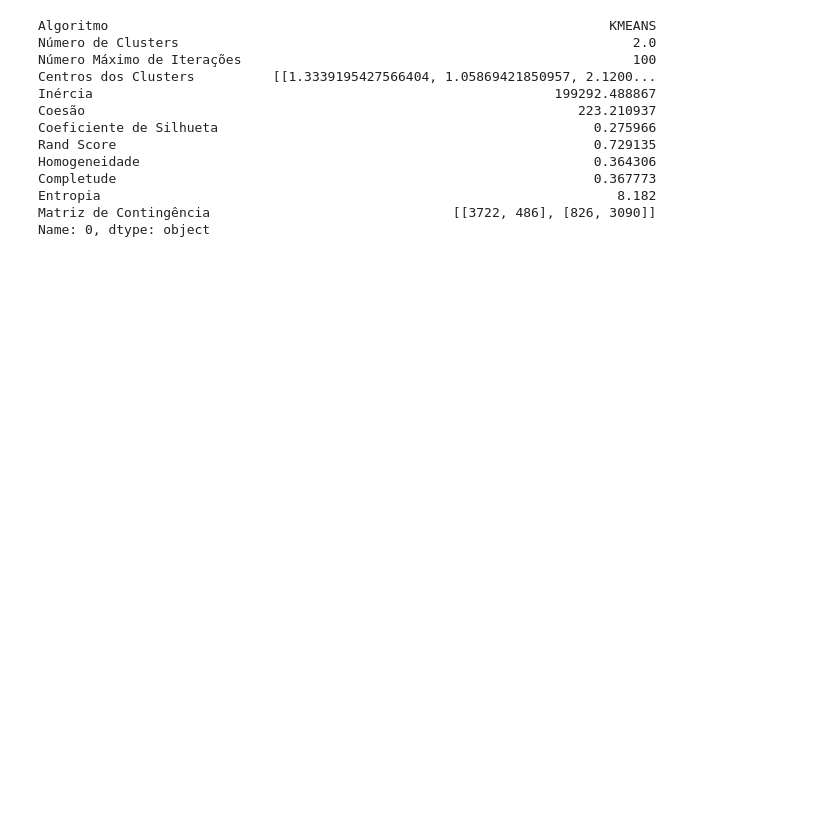
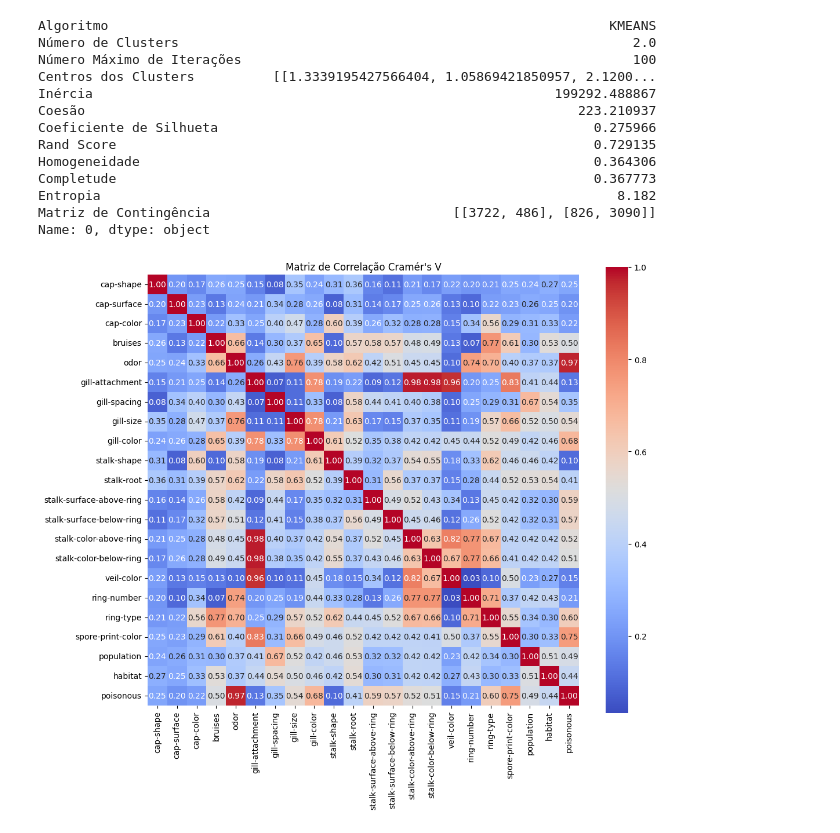
Before and after one commit to ronaldo-dck/AM-class, a Jupyter notebook: cluster/analise.ipynb, the cells around one changed output. Drawn from its saved outputs; the diff is of its cells as text; code cells hidden in the pictures; blank space fills up the shorter version.

```diff
--- a/cluster/analise.ipynb
+++ b/cluster/analise.ipynb
@@ -37,3 +37,70 @@ Completude                                                             0.367773
 Entropia                                                                  8.182
 Matriz de Contingência                               [[3722, 486], [826, 3090]]
 Name: 0, dtype: object
+# %%
+import pandas as pd
+import numpy as np
+from scipy.stats import chi2_contingency
+import matplotlib.pyplot as plt
+import seaborn as sns
+from ucimlrepo import fetch_ucirepo
+
+# Função para calcular Cramér's V com tratamento de divisões inválidas
+def cramers_v(x, y):
+    # Cria tabela de contingência
+    confusion_matrix = pd.crosstab(x, y)
+
+    if confusion_matrix.size == 0:
+        return np.nan  # Retorna NaN se a tabela estiver vazia
+
+    chi2 = chi2_contingency(confusion_matrix)[0]
+    n = confusion_matrix.sum().sum()
+    r, k = confusion_matrix.shape
+
+    # Verifica se o denominador é zero para evitar divisão inválida
+    denom = n * (min(r - 1, k - 1))
+    if denom == 0:
+        return np.nan  # Retorna NaN se o denominador for zero
+
+    return np.sqrt(chi2 / denom)
+
+# Função para gerar a matriz de correlação
+def correlation_ratio_matrix(df):
+    cols = df.columns
+    corr_matrix = pd.DataFrame(np.zeros((len(cols), len(cols))), columns=cols, index=cols)
+
+    for i in range(len(cols)):
+        for j in range(i, len(cols)):
+            # Substitui NaN por uma nova categoria "missing"
+            x = df.iloc[:, i].fillna('missing')
+            y = df.iloc[:, j].fillna('missing')
+
+            corr_matrix.iat[i, j] = cramers_v(x, y)
+            corr_matrix.iat[j, i] = corr_matrix.iat[i, j]
+
+    return corr_matrix
+
+# Fetch dataset
+mushroom = fetch_ucirepo(id=73)
+
+# Data (as pandas dataframes)
+X = pd.DataFrame(mushroom.data.features)
+y = pd.DataFrame(mushroom.data.targets)
+
+# Concatenando os DataFrames
+df = pd.concat([X, y], axis=1)
+# df = df.dropna()
+df = df.drop(columns='veil-type')
+
+# Gerar matriz de correlação Cramér's V
+correlation_matrix = correlation_ratio_matrix(df)
+
+# Imprimir a matriz de correlação
+
+# Plotar a matriz de correlação usando Seaborn
+plt.figure(figsize=(12, 10))
+sns.heatmap(correlation_matrix, annot=True, fmt=".2f", cmap='coolwarm', square=True)
+plt.title('Matriz de Correlação Cramér\'s V')
+plt.show()
+# %% [output]
+[figure, added]
```
Also changed, not shown: parts of 1 cell of this notebook, 5 other files.
